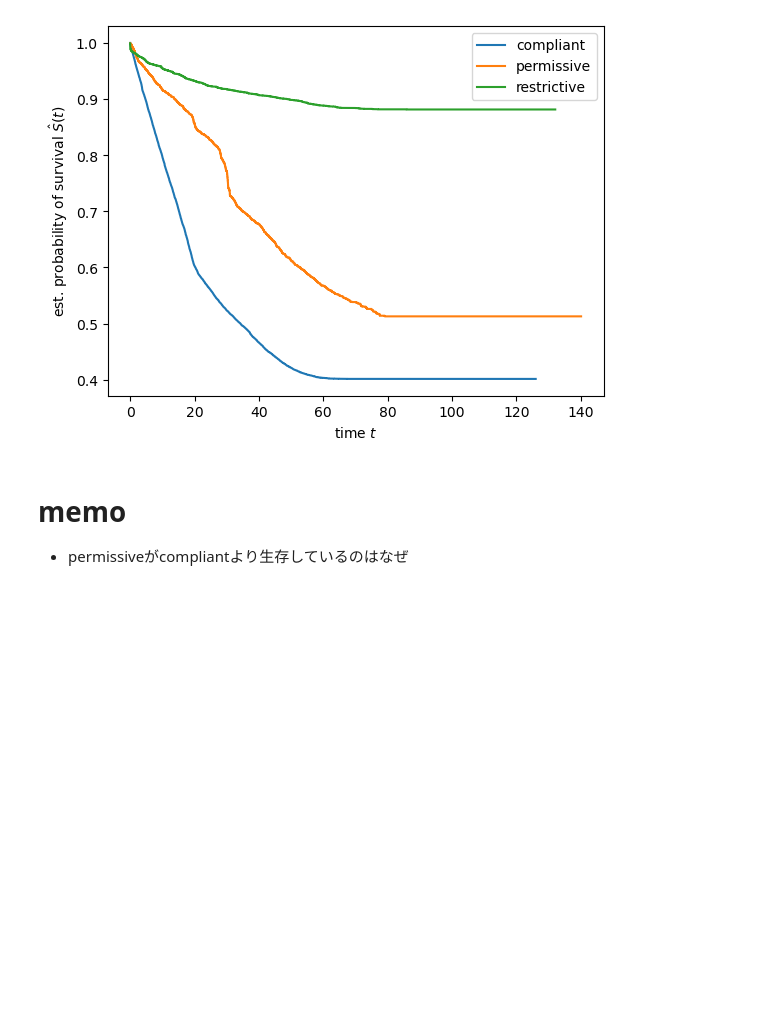
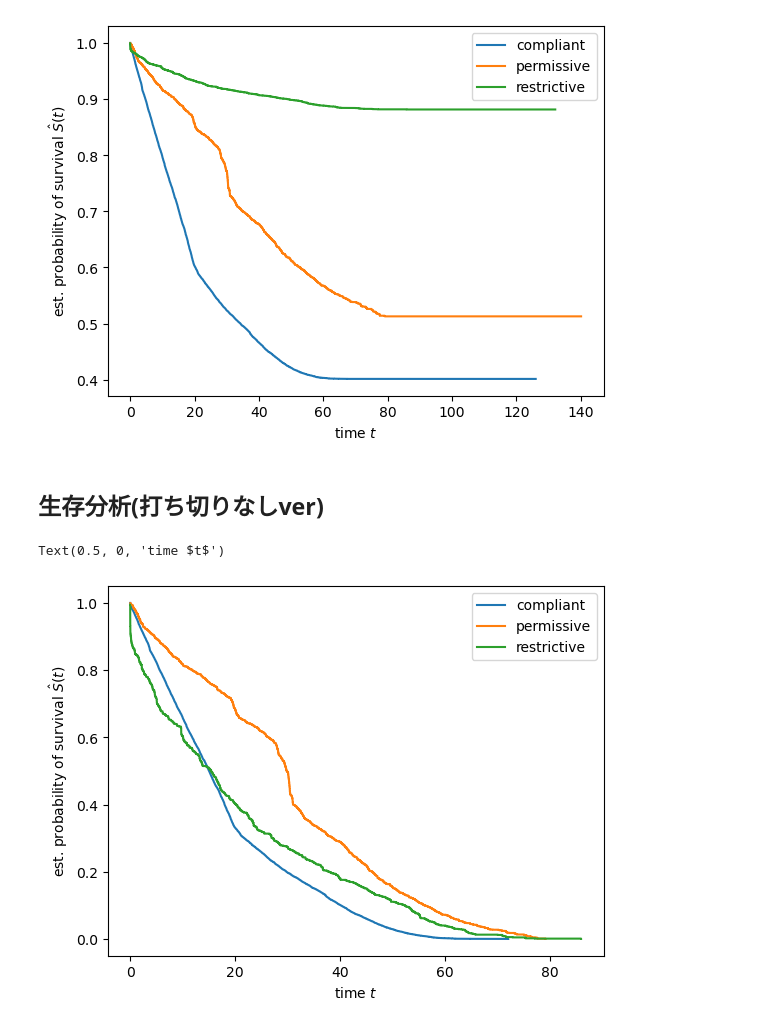
Before and after one commit to yamoyamoto/lib_network_research, a Jupyter notebook: analyzer/exprore_vul_analyze_data.ipynb, the cells around one changed output. Cells and saved outputs as stored; diff of their text form; code cells hidden in the pictures; blank space fills up the shorter version.

```diff
--- a/analyzer/exprore_vul_analyze_data.ipynb
+++ b/analyzer/exprore_vul_analyze_data.ipynb
@@ -91,7 +91,22 @@ plt.xlabel("time $t$")
 # %% [output]
 Text(0.5, 0, 'time $t$')
 [figure]
-# %% [markdown]
-# memo
-
-- permissiveがcompliantより生存しているのはなぜ
+# %% [markdown]
+## 生存分析(打ち切りなしver)
+# %%
+time_compliant, survival_prob_compliant = kaplan_meier_estimator(vul_data_compliant[vul_data_compliant["vul_end_timestamp"] < 1674091000]["vul_end_timestamp"] < 1674091000, vul_data_compliant[vul_data_compliant["vul_end_timestamp"] < 1674091000]["vul_months"])
+
+time_permissive, survival_prob_permissive = kaplan_meier_estimator(vul_data_permissive[vul_data_permissive["vul_end_timestamp"] < 1674091000]["vul_end_timestamp"] < 1674091000, vul_data_permissive[vul_data_permissive["vul_end_timestamp"] < 1674091000]["vul_months"])
+time_restrictive, survival_prob_restrictive = kaplan_meier_estimator(vul_data_restrictive[vul_data_restrictive["vul_end_timestamp"] < 1674091000]["vul_end_timestamp"] < 1674091000, vul_data_restrictive[vul_data_restrictive["vul_end_timestamp"] < 1674091000]["vul_months"])
+
+plt.step(time_compliant, survival_prob_compliant, where="post", label="compliant")
+plt.step(time_permissive, survival_prob_permissive, where="post", label="permissive")
+plt.step(time_restrictive, survival_prob_restrictive, where="post", label="restrictive")
+
+plt.legend()
+
+plt.ylabel("est. probability of survival $\hat{S}(t)$")
+plt.xlabel("time $t$")
+# %% [output]
+Text(0.5, 0, 'time $t$')
+[figure, added]
```
Also changed, not shown: parts of 3 cells of this notebook.
